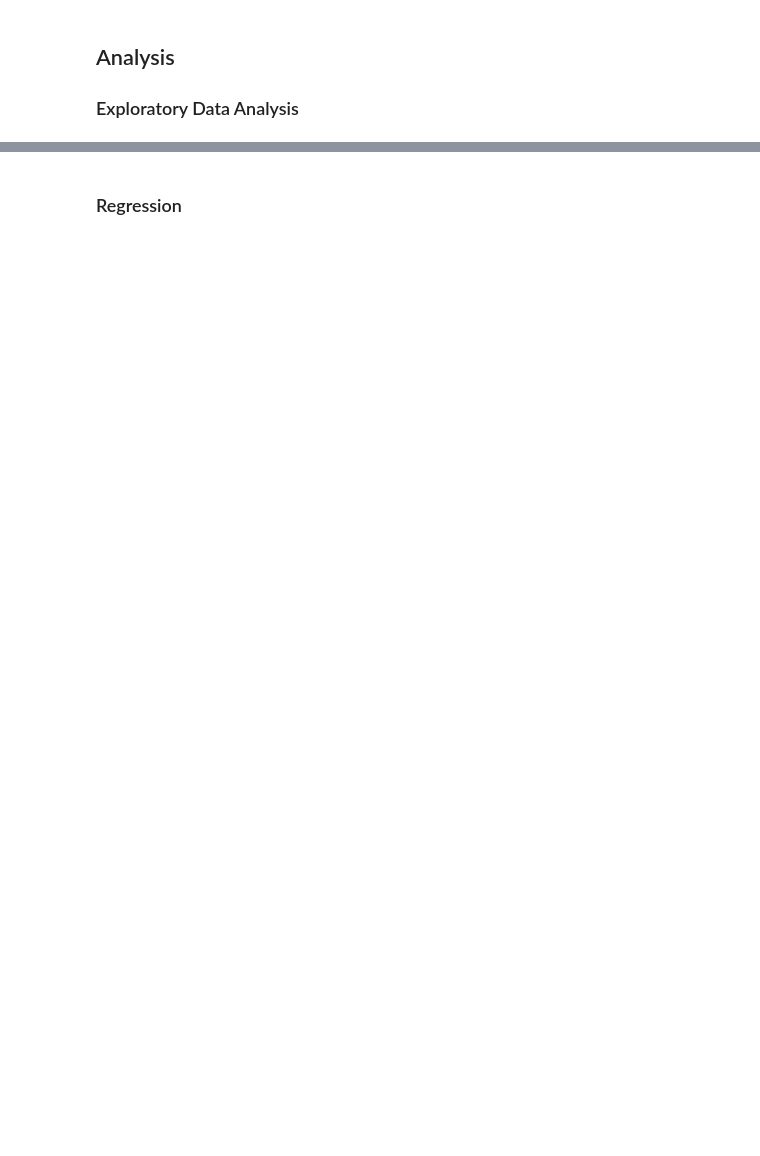
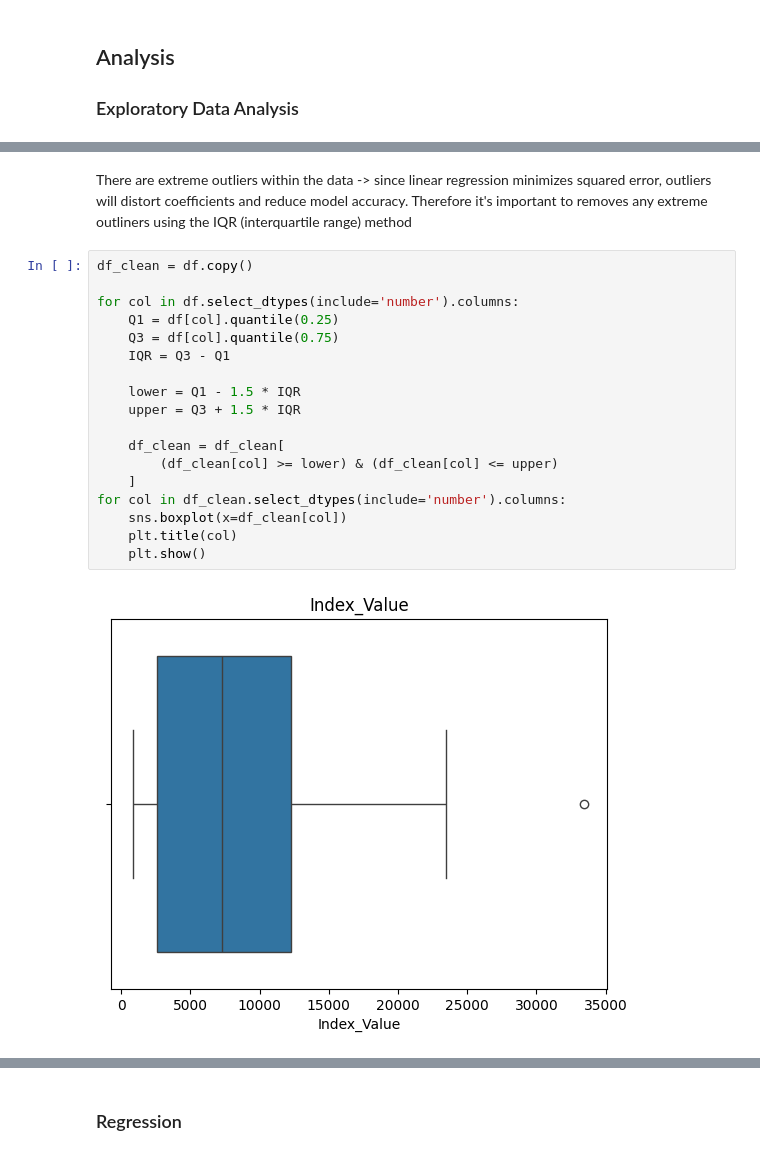
Before and after one commit to irenanguyen/4iz565_team_work, a Jupyter notebook: project.ipynb, the cells around one changed output, grey strips where cells are left out. Drawn from its saved outputs; the diff is of its cells as text; blank space fills up the shorter version.

```diff
--- a/project.ipynb
+++ b/project.ipynb
@@ -169,0 +189,22 @@ df.describe(include=['object', 'string']).T
+# %% [markdown]
+There are extreme outliers within the data -> since linear regression minimizes squared error, outliers will distort coefficients and reduce model accuracy. Therefore it's important to removes any extreme outliners using the IQR (interquartile range) method
+# %%
+df_clean = df.copy()
+
+for col in df.select_dtypes(include='number').columns:
+    Q1 = df[col].quantile(0.25)
+    Q3 = df[col].quantile(0.75)
+    IQR = Q3 - Q1
+
+    lower = Q1 - 1.5 * IQR
+    upper = Q3 + 1.5 * IQR
+
+    df_clean = df_clean[
+        (df_clean[col] >= lower) & (df_clean[col] <= upper)
+    ]
+for col in df_clean.select_dtypes(include='number').columns:
+    sns.boxplot(x=df_clean[col])
+    plt.title(col)
+    plt.show()
+# %% [output]
+[figure, added]
```
Also changed, not shown: parts of 17 cells of this notebook.
